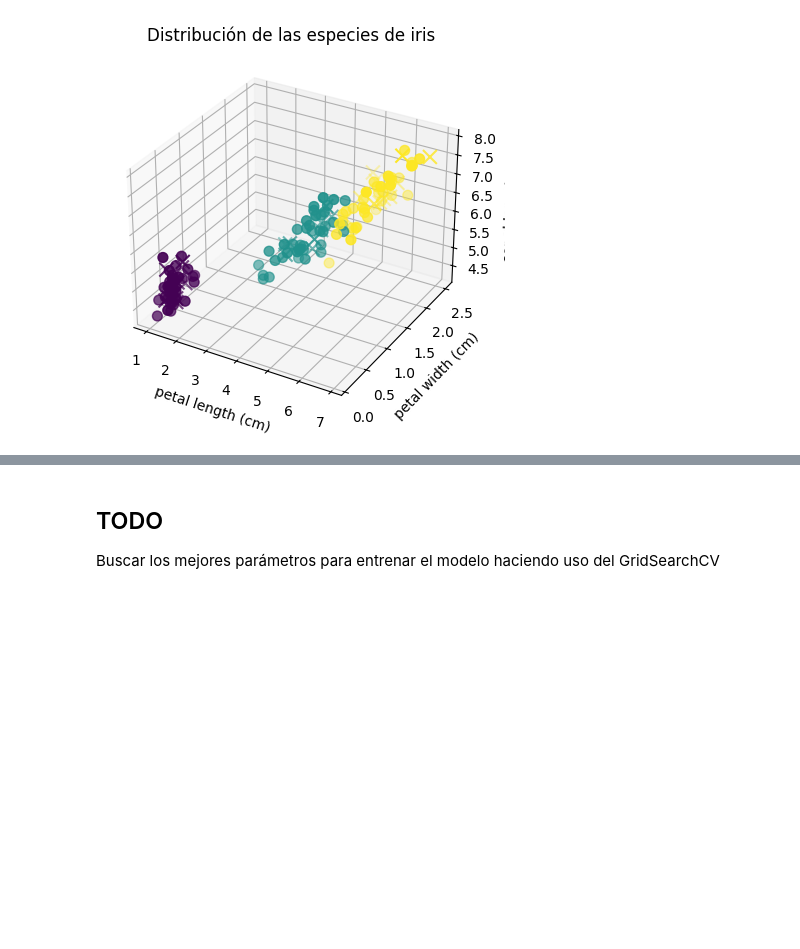
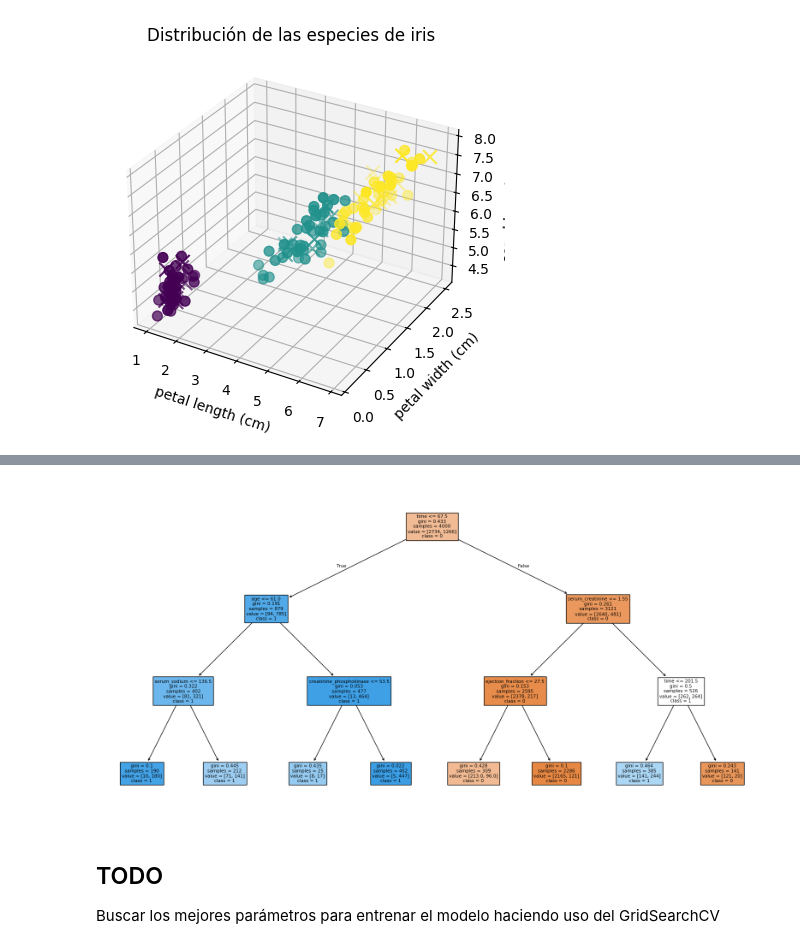
Before and after one commit to Walt9819/machine-learning, a Jupyter notebook: code/6_knn.ipynb, the cells around one changed output, grey strips where cells are left out. Cells and saved outputs as stored; diff of their text form; code cells hidden in the pictures; blank space fills up the shorter version.

```diff
--- a/code/6_knn.ipynb
+++ b/code/6_knn.ipynb
@@ -383,3 +511,14 @@ plt.show()
+# %%
+# Entrenamos otro modelo con menos profundidad
+tree = DecisionTreeClassifier(max_depth=3, random_state=1234)
+tree.fit(X_train, y_train)
+
+# Graficamos las preguntas y respuestas del arbol
+plt.figure(figsize=(20, 10))
+plot_tree(tree, filled=True, feature_names=X.columns, class_names=['0', '1'])
+plt.show()
+# %% [output]
+[figure, added]
 # %% [markdown]
 ## TODO
 
```
Also changed, not shown: parts of 7 cells of this notebook, 2 other files.
